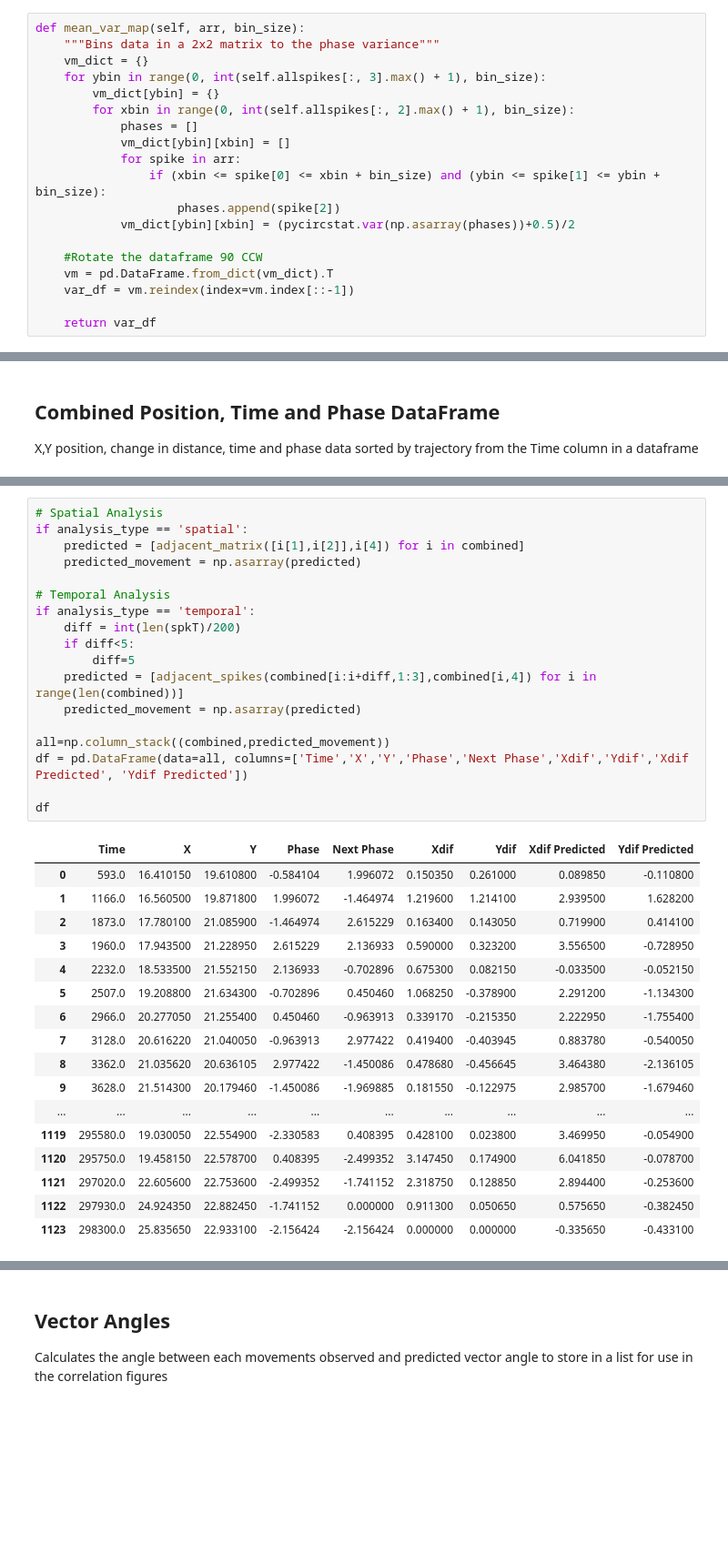
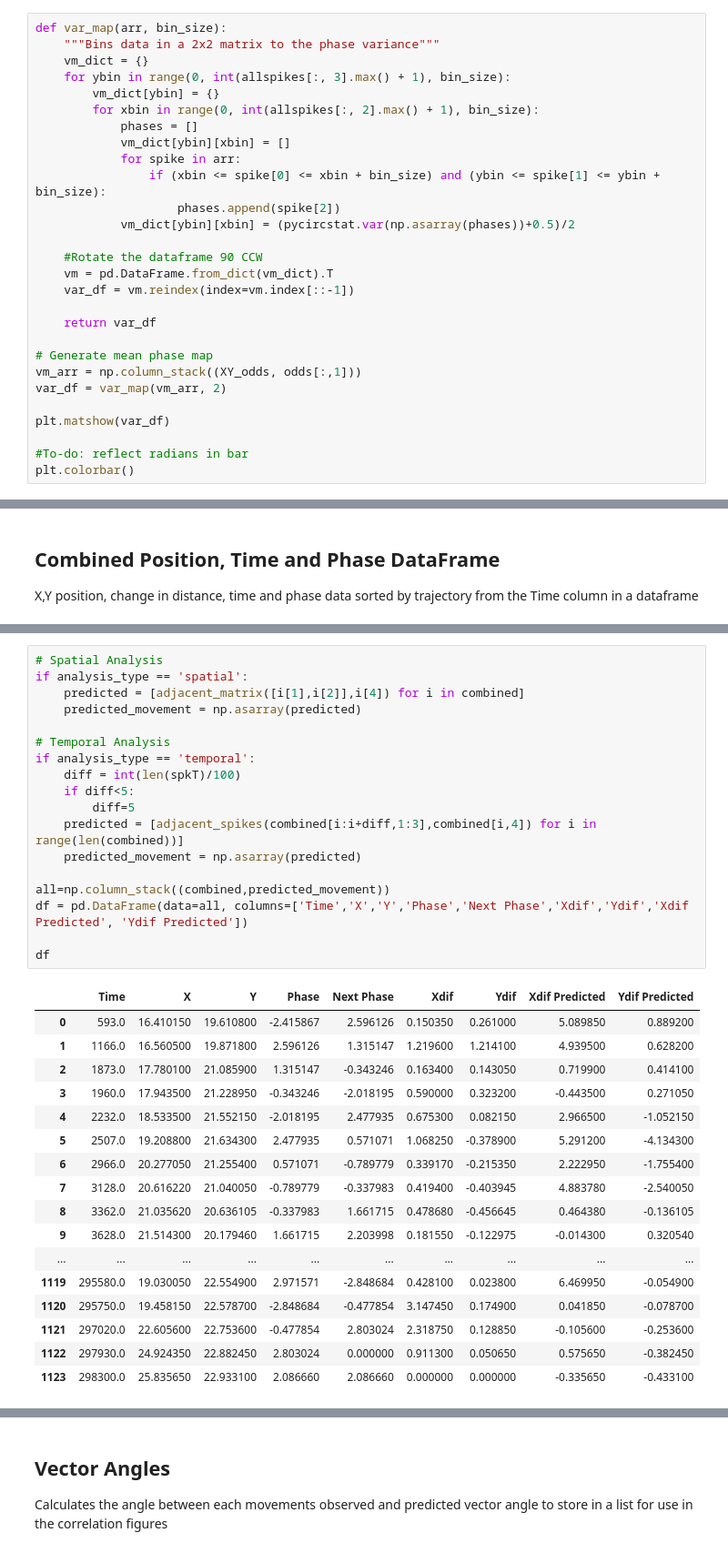
Before and after one commit to DanielHHowell/Grid-Cell, a Jupyter notebook: Grid Cell Phase Main.ipynb, the cells around one changed output, grey strips where cells are left out. Shown at 91% size. Drawn from its saved outputs; the diff is of its cells as text; blank space fills up the shorter version.

```diff
--- a/Grid Cell Phase Main.ipynb
+++ b/Grid Cell Phase Main.ipynb
@@ -157,12 +157,12 @@ plt.colorbar()
 # %% [markdown]
 ## Phase Variance Map
 # %%
-def mean_var_map(self, arr, bin_size):
+def var_map(arr, bin_size):
     """Bins data in a 2x2 matrix to the phase variance"""
     vm_dict = {}
-    for ybin in range(0, int(self.allspikes[:, 3].max() + 1), bin_size):
+    for ybin in range(0, int(allspikes[:, 3].max() + 1), bin_size):
         vm_dict[ybin] = {}
-        for xbin in range(0, int(self.allspikes[:, 2].max() + 1), bin_size):
+        for xbin in range(0, int(allspikes[:, 2].max() + 1), bin_size):
             phases = []
             vm_dict[ybin][xbin] = []
             for spike in arr:
@@ -175,3 +175,12 @@ def mean_var_map(self, arr, bin_size):
     var_df = vm.reindex(index=vm.index[::-1])
 
     return var_df
+
+# Generate mean phase map
+vm_arr = np.column_stack((XY_odds, odds[:,1]))
+var_df = var_map(vm_arr, 2)
+
+plt.matshow(var_df)
+
+#To-do: reflect radians in bar
+plt.colorbar()
@@ -315,39 +328,39 @@ print(combined)
 # %%
 # Spatial Analysis
 if analysis_type == 'spatial':
     predicted = [adjacent_matrix([i[1],i[2]],i[4]) for i in combined]
     predicted_movement = np.asarray(predicted)
 
 # Temporal Analysis
 if analysis_type == 'temporal':
-    diff = int(len(spkT)/200)
+    diff = int(len(spkT)/100)
     if diff<5:
         diff=5
     predicted = [adjacent_spikes(combined[i:i+diff,1:3],combined[i,4]) for i in range(len(combined))]
     predicted_movement = np.asarray(predicted)
 
 all=np.column_stack((combined,predicted_movement))
 df = pd.DataFrame(data=all, columns=['Time','X','Y','Phase','Next Phase','Xdif','Ydif','Xdif Predicted', 'Ydif Predicted'])
 
 df
 # %% [output]
 |  | Time | X | Y | Phase | Next Phase | Xdif | Ydif | Xdif Predicted | Ydif Predicted |
-| 0 | 593.0 | 16.410150 | 19.610800 | -0.584104 | 1.996072 | 0.150350 | 0.261000 | 0.089850 | -0.110800 |
-| 1 | 1166.0 | 16.560500 | 19.871800 | 1.996072 | -1.464974 | 1.219600 | 1.214100 | 2.939500 | 1.628200 |
-| 2 | 1873.0 | 17.780100 | 21.085900 | -1.464974 | 2.615229 | 0.163400 | 0.143050 | 0.719900 | 0.414100 |
-| 3 | 1960.0 | 17.943500 | 21.228950 | 2.615229 | 2.136933 | 0.590000 | 0.323200 | 3.556500 | -0.728950 |
-| 4 | 2232.0 | 18.533500 | 21.552150 | 2.136933 | -0.702896 | 0.675300 | 0.082150 | -0.033500 | -0.052150 |
-| 5 | 2507.0 | 19.208800 | 21.634300 | -0.702896 | 0.450460 | 1.068250 | -0.378900 | 2.291200 | -1.134300 |
-| 6 | 2966.0 | 20.277050 | 21.255400 | 0.450460 | -0.963913 | 0.339170 | -0.215350 | 2.222950 | -1.755400 |
-| 7 | 3128.0 | 20.616220 | 21.040050 | -0.963913 | 2.977422 | 0.419400 | -0.403945 | 0.883780 | -0.540050 |
-| 8 | 3362.0 | 21.035620 | 20.636105 | 2.977422 | -1.450086 | 0.478680 | -0.456645 | 3.464380 | -2.136105 |
-| 9 | 3628.0 | 21.514300 | 20.179460 | -1.450086 | -1.969885 | 0.181550 | -0.122975 | 2.985700 | -1.679460 |
+| 0 | 593.0 | 16.410150 | 19.610800 | -2.415867 | 2.596126 | 0.150350 | 0.261000 | 5.089850 | 0.889200 |
+| 1 | 1166.0 | 16.560500 | 19.871800 | 2.596126 | 1.315147 | 1.219600 | 1.214100 | 4.939500 | 0.628200 |
+| 2 | 1873.0 | 17.780100 | 21.085900 | 1.315147 | -0.343246 | 0.163400 | 0.143050 | 0.719900 | 0.414100 |
+| 3 | 1960.0 | 17.943500 | 21.228950 | -0.343246 | -2.018195 | 0.590000 | 0.323200 | -0.443500 | 0.271050 |
+| 4 | 2232.0 | 18.533500 | 21.552150 | -2.018195 | 2.477935 | 0.675300 | 0.082150 | 2.966500 | -1.052150 |
+| 5 | 2507.0 | 19.208800 | 21.634300 | 2.477935 | 0.571071 | 1.068250 | -0.378900 | 5.291200 | -4.134300 |
+| 6 | 2966.0 | 20.277050 | 21.255400 | 0.571071 | -0.789779 | 0.339170 | -0.215350 | 2.222950 | -1.755400 |
+| 7 | 3128.0 | 20.616220 | 21.040050 | -0.789779 | -0.337983 | 0.419400 | -0.403945 | 4.883780 | -2.540050 |
+| 8 | 3362.0 | 21.035620 | 20.636105 | -0.337983 | 1.661715 | 0.478680 | -0.456645 | 0.464380 | -0.136105 |
+| 9 | 3628.0 | 21.514300 | 20.179460 | 1.661715 | 2.203998 | 0.181550 | -0.122975 | -0.014300 | 0.320540 |
 | ... | ... | ... | ... | ... | ... | ... | ... | ... | ... |
-| 1119 | 295580.0 | 19.030050 | 22.554900 | -2.330583 | 0.408395 | 0.428100 | 0.023800 | 3.469950 | -0.054900 |
-| 1120 | 295750.0 | 19.458150 | 22.578700 | 0.408395 | -2.499352 | 3.147450 | 0.174900 | 6.041850 | -0.078700 |
-| 1121 | 297020.0 | 22.605600 | 22.753600 | -2.499352 | -1.741152 | 2.318750 | 0.128850 | 2.894400 | -0.253600 |
-| 1122 | 297930.0 | 24.924350 | 22.882450 | -1.741152 | 0.000000 | 0.911300 | 0.050650 | 0.575650 | -0.382450 |
-| 1123 | 298300.0 | 25.835650 | 22.933100 | -2.156424 | -2.156424 | 0.000000 | 0.000000 | -0.335650 | -0.433100 |
+| 1119 | 295580.0 | 19.030050 | 22.554900 | 2.971571 | -2.848684 | 0.428100 | 0.023800 | 6.469950 | -0.054900 |
+| 1120 | 295750.0 | 19.458150 | 22.578700 | -2.848684 | -0.477854 | 3.147450 | 0.174900 | 0.041850 | -0.078700 |
+| 1121 | 297020.0 | 22.605600 | 22.753600 | -0.477854 | 2.803024 | 2.318750 | 0.128850 | -0.105600 | -0.253600 |
+| 1122 | 297930.0 | 24.924350 | 22.882450 | 2.803024 | 0.000000 | 0.911300 | 0.050650 | 0.575650 | -0.382450 |
+| 1123 | 298300.0 | 25.835650 | 22.933100 | 2.086660 | 2.086660 | 0.000000 | 0.000000 | -0.335650 | -0.433100 |
 1124 rows × 9 columns
 # %%
 plt.rcParams['figure.figsize'] = [20, 15]
```
Also changed, not shown: parts of 17 cells of this notebook, 3 other files.
